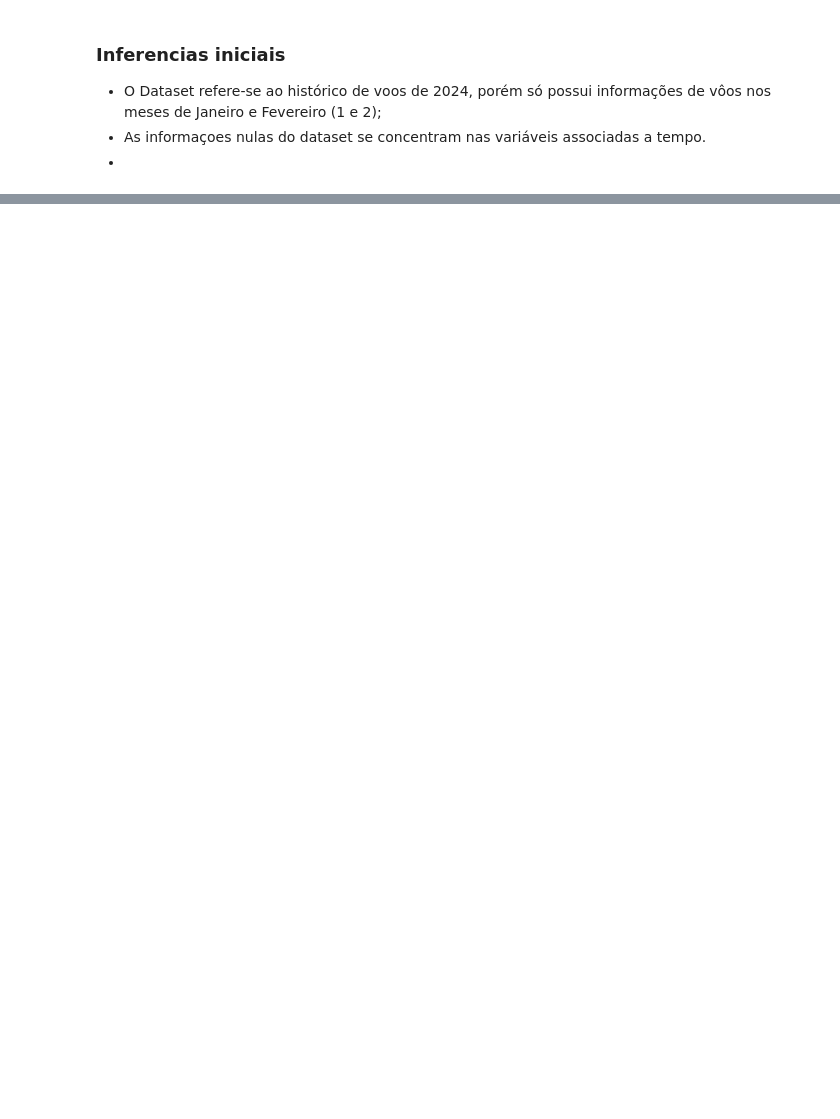
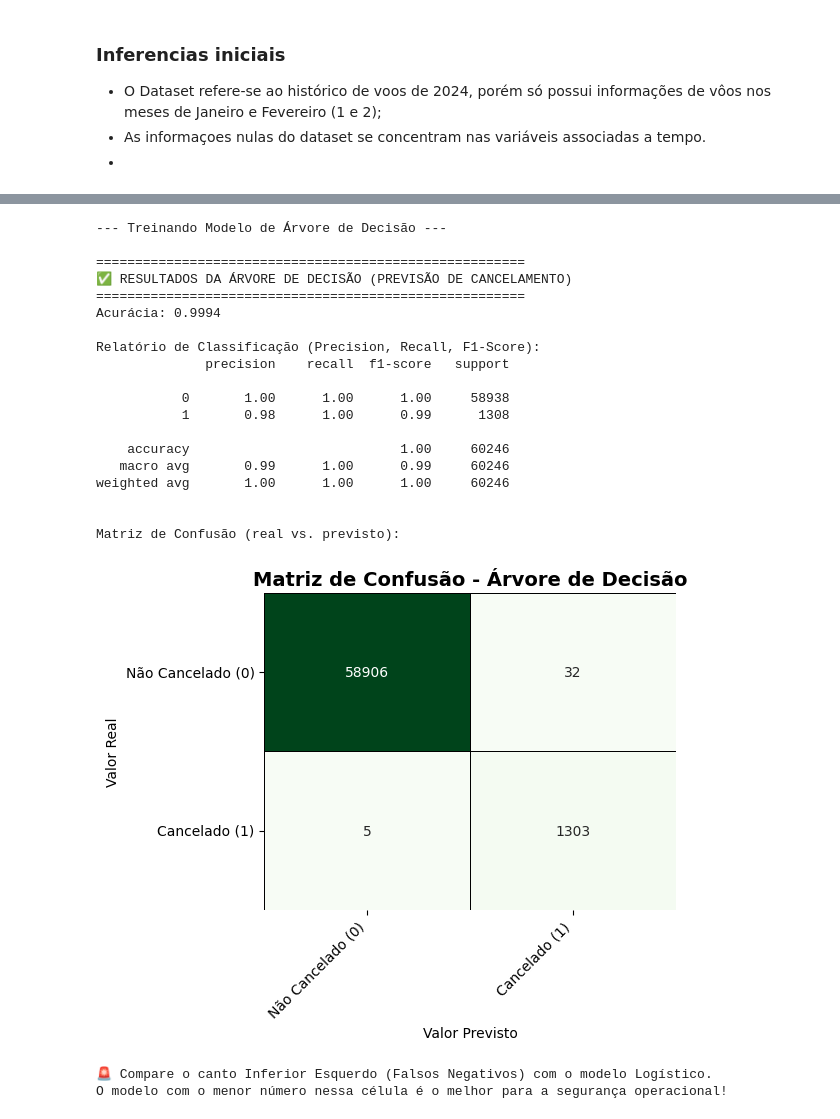
Before and after one commit to PedroHeinrickg/Modelo-ML-Voos_2024, a Jupyter notebook: Analise_voos.ipynb, the cells around one changed output, grey strips where cells are left out. Saved outputs shown, nothing was run; the diff lists cells and outputs as text; code cells hidden in the pictures; blank space fills up the shorter version.

```diff
--- a/Analise_voos.ipynb
+++ b/Analise_voos.ipynb
@@ -331,0 +381,79 @@ MemoryError: Unable to allocate 2.10 GiB for an array with shape (384, 734002) a
+# %%
+# 3. Divisão Treino e Teste (usando 70/30 e random_state para consistência)
+X_train, X_test, Y_train, Y_test = train_test_split(X, Y, test_size=0.3, random_state=1, stratify=Y)
+
+print("\n--- Treinando Modelo de Árvore de Decisão ---")
+
+    # 4. Treinamento do Modelo (Parâmetros iniciais: max_depth limita o crescimento da árvore)
+model_tree = DecisionTreeClassifier(
+        max_depth=5,        # Limita a profundidade para evitar Overfitting e facilitar a inspeção
+        random_state=1,
+        class_weight='balanced' # Tenta melhorar o Recall da Classe 1 (Cancelado)
+    )
+model_tree.fit(X_train, Y_train)
+
+    # 5. Previsão e Avaliação
+Y_pred_tree = model_tree.predict(X_test)
+
+print("\n=======================================================")
+print("✅ RESULTADOS DA ÁRVORE DE DECISÃO (PREVISÃO DE CANCELAMENTO)")
+print("=======================================================")
+
+    # Métricas de Desempenho
+print(f"Acurácia: {accuracy_score(Y_test, Y_pred_tree):.4f}")
+print("\nRelatório de Classificação (Precision, Recall, F1-Score):")
+print(classification_report(Y_test, Y_pred_tree, zero_division=0))
+print("\nMatriz de Confusão (real vs. previsto):")
+
+cm_tree = confusion_matrix(Y_test, Y_pred_tree)
+# 2. Configuração da Visualização
+plt.figure(figsize=(6, 5))
+
+# Criar o Heatmap (Mapa de Calor)
+sns.heatmap(
+    cm_tree,
+    annot=True,              # Mostrar os números dentro dos quadrados
+    fmt='d',                 # Formatar os números como inteiros
+    cmap='Greens',           # Usando Verde para diferenciar da Logística
+    linewidths=0.5,
+    linecolor='black',
+    cbar=False
+)
+
+# 3. Adicionar Rótulos e Títulos
+class_names = ['Não Cancelado (0)', 'Cancelado (1)']
+plt.xticks(np.arange(len(class_names)) + 0.5, class_names, rotation=45, ha='right')
+plt.yticks(np.arange(len(class_names)) + 0.5, class_names, rotation=0)
+
+plt.title('Matriz de Confusão - Árvore de Decisão', fontsize=14, fontweight='bold')
+plt.xlabel('Valor Previsto')
+plt.ylabel('Valor Real')
+
+plt.tight_layout()
+plt.show()
+
+print("\n🚨 Compare o canto Inferior Esquerdo (Falsos Negativos) com o modelo Logístico.")
+print("O modelo com o menor número nessa célula é o melhor para a segurança operacional!")
+# %% [output]
+--- Treinando Modelo de Árvore de Decisão ---
+
+=======================================================
+✅ RESULTADOS DA ÁRVORE DE DECISÃO (PREVISÃO DE CANCELAMENTO)
+=======================================================
+Acurácia: 0.9994
+
+Relatório de Classificação (Precision, Recall, F1-Score):
+              precision    recall  f1-score   support
+
+           0       1.00      1.00      1.00     58938
+           1       0.98      1.00      0.99      1308
+
+    accuracy                           1.00     60246
+   macro avg       0.99      1.00      0.99     60246
+weighted avg       1.00      1.00      1.00     60246
+
+
+Matriz de Confusão (real vs. previsto):
+[figure, added]
+🚨 Compare o canto Inferior Esquerdo (Falsos Negativos) com o modelo Logístico.
+O modelo com o menor número nessa célula é o melhor para a segurança operacional!
```
Also changed, not shown: parts of 11 cells of this notebook.
